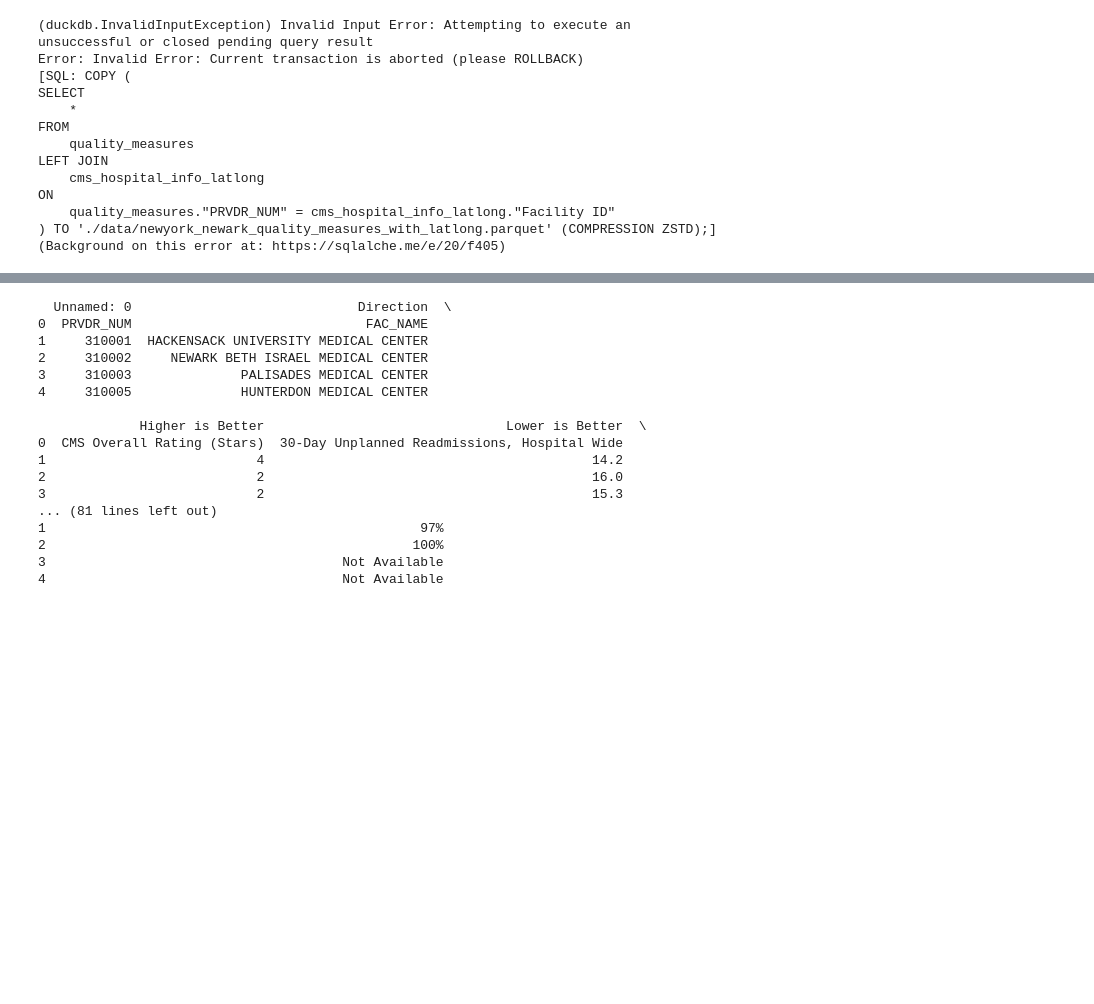
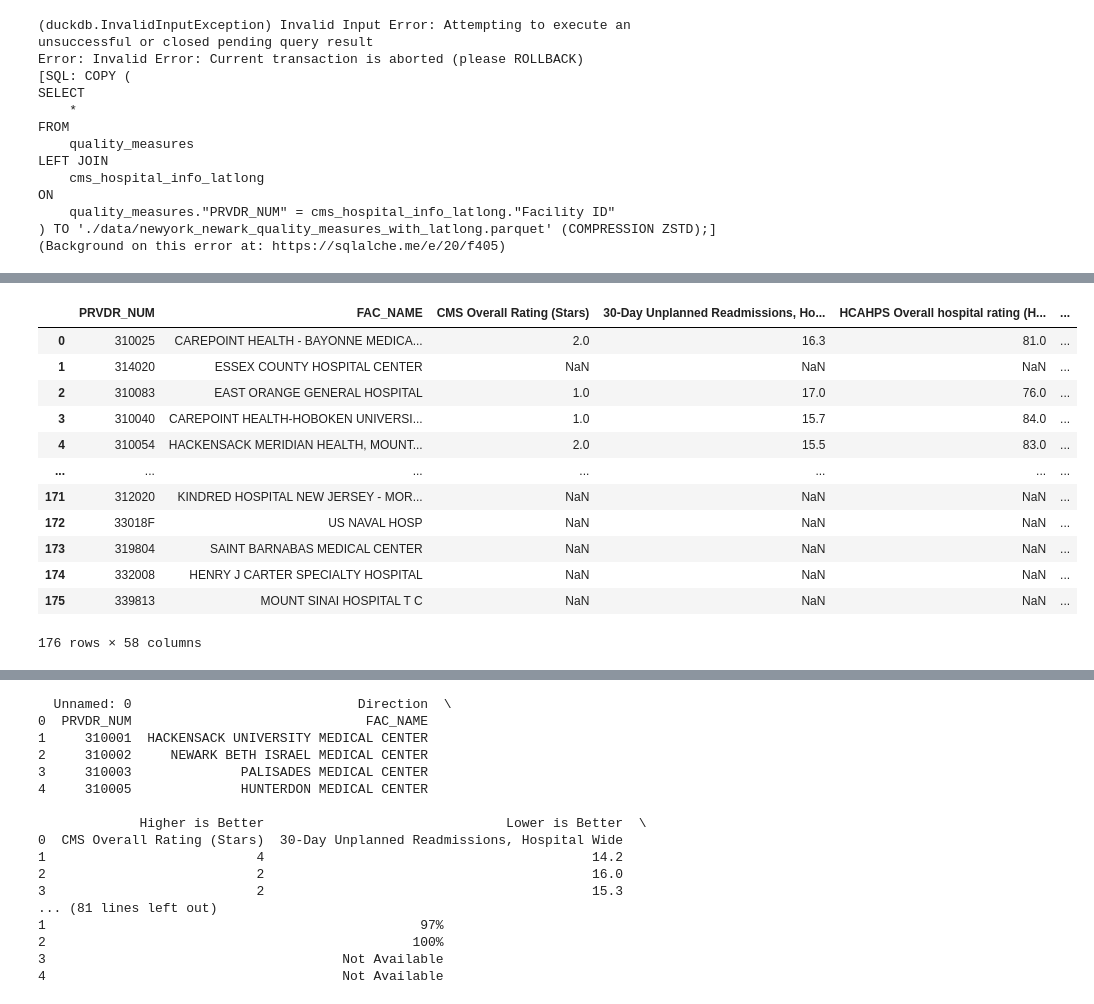
Before and after one commit to onefact/payless.health-quality-metrics, a Jupyter notebook: notebooks/Michele.ipynb, the cells around one changed output, grey strips where cells are left out. Saved outputs shown, nothing was run; the diff lists cells and outputs as text; code cells hidden in the pictures; blank space fills up the shorter version.

```diff
--- a/notebooks/Michele.ipynb
+++ b/notebooks/Michele.ipynb
@@ -168,0 +296,16 @@ alt.Chart(quality_measures).mark_bar().encode(
+# %%
+quality_measures
+# %% [output]
+|  | PRVDR_NUM | FAC_NAME | CMS Overall Rating (Stars) | 30-Day Unplanned Readmissions, Ho... | HCAHPS Overall hospital rating (H... | ... |
+| 0 | 310025 | CAREPOINT HEALTH - BAYONNE MEDICA... | 2.0 | 16.3 | 81.0 | ... |
+| 1 | 314020 | ESSEX COUNTY HOSPITAL CENTER | NaN | NaN | NaN | ... |
+| 2 | 310083 | EAST ORANGE GENERAL HOSPITAL | 1.0 | 17.0 | 76.0 | ... |
+| 3 | 310040 | CAREPOINT HEALTH-HOBOKEN UNIVERSI... | 1.0 | 15.7 | 84.0 | ... |
+| 4 | 310054 | HACKENSACK MERIDIAN HEALTH, MOUNT... | 2.0 | 15.5 | 83.0 | ... |
+| ... | ... | ... | ... | ... | ... | ... |
+| 171 | 312020 | KINDRED HOSPITAL NEW JERSEY - MOR... | NaN | NaN | NaN | ... |
+| 172 | 33018F | US NAVAL HOSP | NaN | NaN | NaN | ... |
+| 173 | 319804 | SAINT BARNABAS MEDICAL CENTER | NaN | NaN | NaN | ... |
+| 174 | 332008 | HENRY J CARTER SPECIALTY HOSPITAL | NaN | NaN | NaN | ... |
+| 175 | 339813 | MOUNT SINAI HOSPITAL T C | NaN | NaN | NaN | ... |
+176 rows × 58 columns
```
Also changed, not shown: parts of 15 cells of this notebook.
